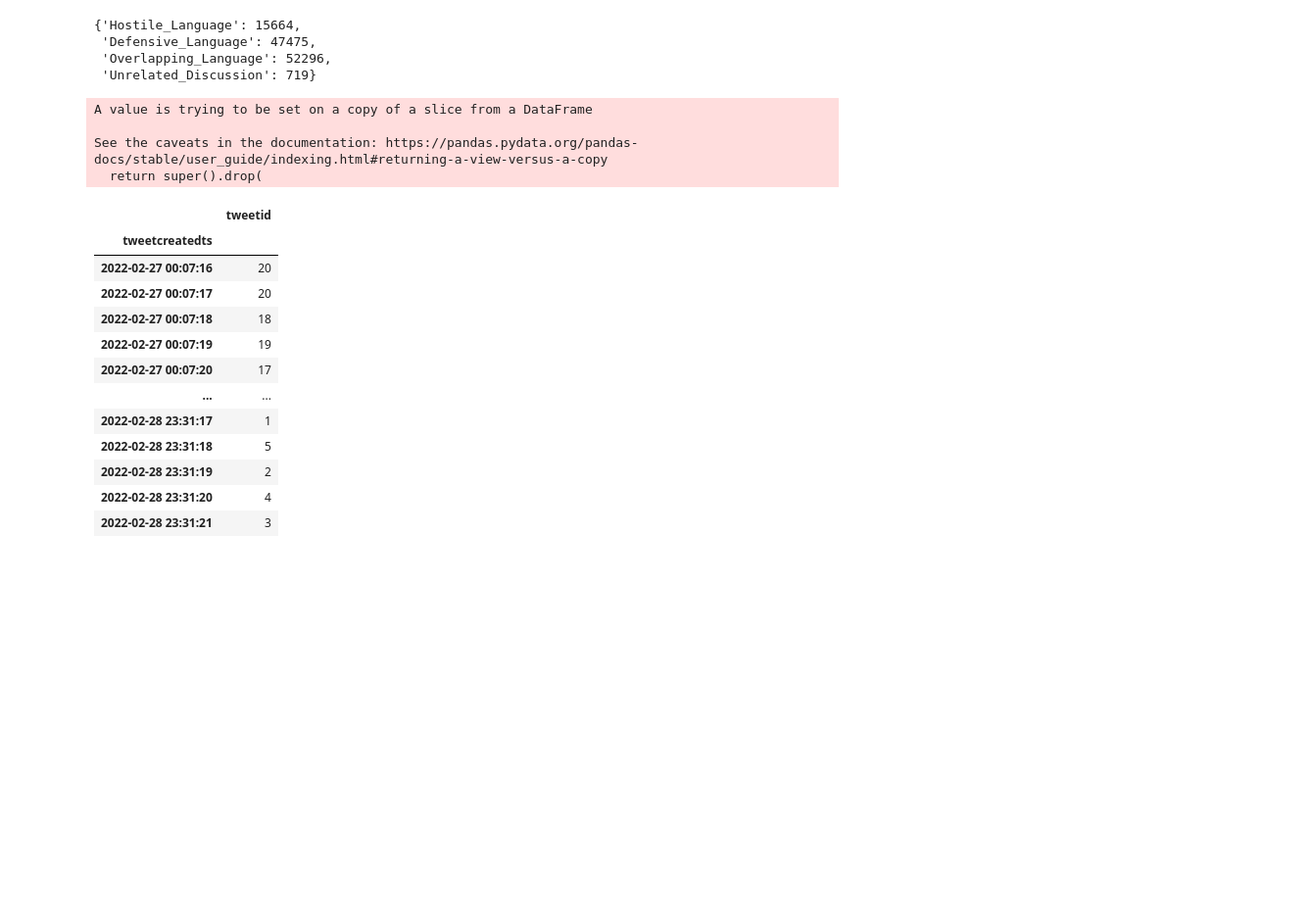
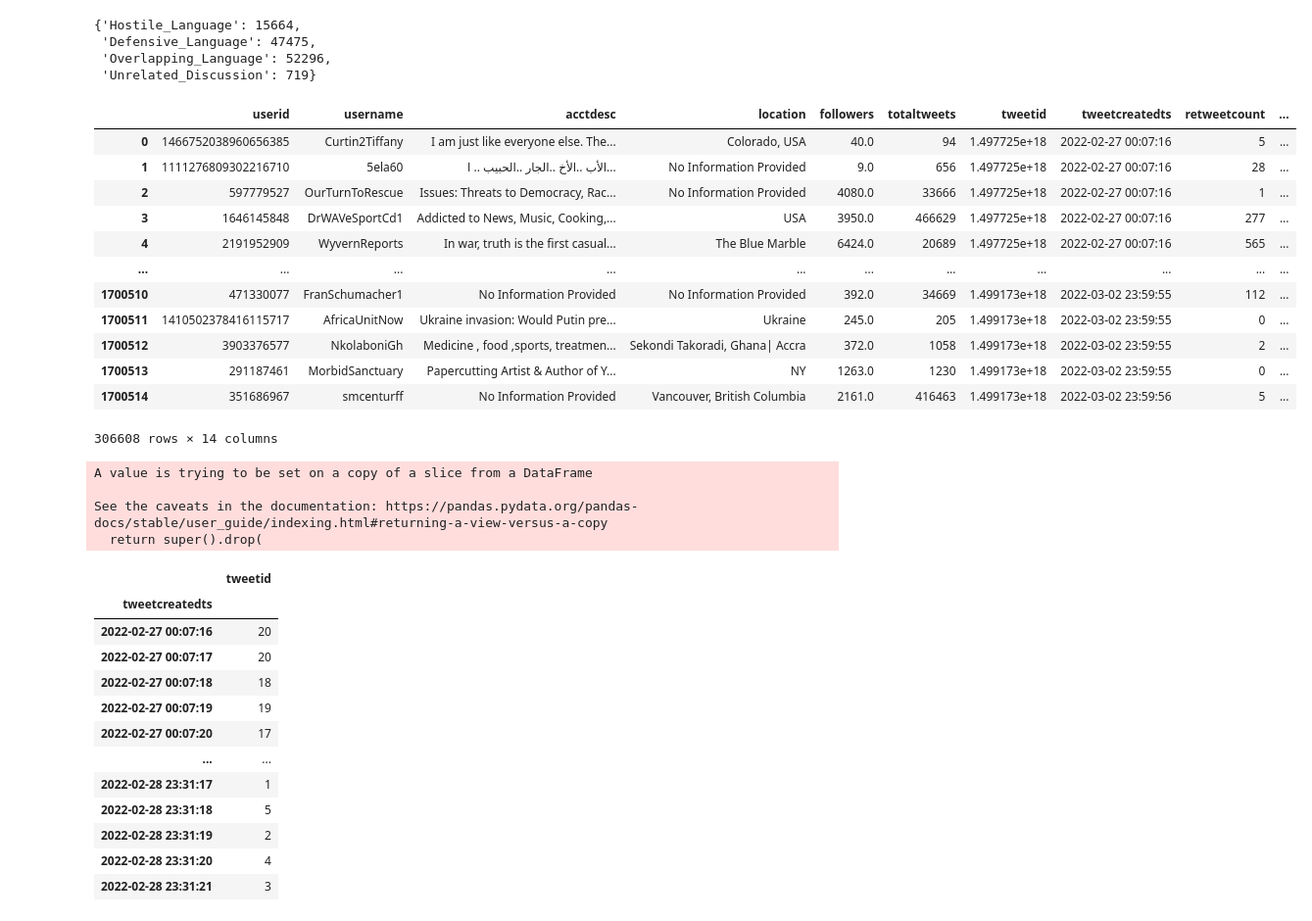
Before and after one commit to HamiltonWhite1/Ukrainian_Conflict_Twitter_Cleaning-Analysis, a Jupyter notebook: Analysis.ipynb, the cells around one changed output. Shown: that part at 98% size. Drawn from its saved outputs; the diff is of its cells as text; code cells hidden in the pictures; blank space fills up the shorter version.

```diff
--- a/Analysis.ipynb
+++ b/Analysis.ipynb
@@ -139,6 +149,22 @@ all_english_analysis
  'Defensive_Language': 47475,
  'Overlapping_Language': 52296,
  'Unrelated_Discussion': 719}
+# %%
+all_english
+# %% [output]
+|  | userid | username | acctdesc | location | followers | totaltweets | tweetid | tweetcreatedts | retweetcount | ... |
+| 0 | 1466752038960656385 | Curtin2Tiffany | I am just like everyone else. The... | Colorado, USA | 40.0 | 94 | 1.497725e+18 | 2022-02-27 00:07:16 | 5 | ... |
+| 1 | 1111276809302216710 | 5ela60 | الأب ..الأخ ..الجار ..الحبيب .. ا... | No Information Provided | 9.0 | 656 | 1.497725e+18 | 2022-02-27 00:07:16 | 28 | ... |
+| 2 | 597779527 | OurTurnToRescue | Issues: Threats to Democracy, Rac... | No Information Provided | 4080.0 | 33666 | 1.497725e+18 | 2022-02-27 00:07:16 | 1 | ... |
+| 3 | 1646145848 | DrWAVeSportCd1 | Addicted to News, Music, Cooking,... | USA | 3950.0 | 466629 | 1.497725e+18 | 2022-02-27 00:07:16 | 277 | ... |
+| 4 | 2191952909 | WyvernReports | In war, truth is the first casual... | The Blue Marble | 6424.0 | 20689 | 1.497725e+18 | 2022-02-27 00:07:16 | 565 | ... |
+| ... | ... | ... | ... | ... | ... | ... | ... | ... | ... | ... |
+| 1700510 | 471330077 | FranSchumacher1 | No Information Provided | No Information Provided | 392.0 | 34669 | 1.499173e+18 | 2022-03-02 23:59:55 | 112 | ... |
+| 1700511 | 1410502378416115717 | AfricaUnitNow | Ukraine invasion: Would Putin pre... | Ukraine | 245.0 | 205 | 1.499173e+18 | 2022-03-02 23:59:55 | 0 | ... |
+| 1700512 | 3903376577 | NkolaboniGh | Medicine , food ,sports, treatmen... | Sekondi Takoradi, Ghana| Accra | 372.0 | 1058 | 1.499173e+18 | 2022-03-02 23:59:55 | 2 | ... |
+| 1700513 | 291187461 | MorbidSanctuary | Papercutting Artist & Author of Y... | NY | 1263.0 | 1230 | 1.499173e+18 | 2022-03-02 23:59:55 | 0 | ... |
+| 1700514 | 351686967 | smcenturff | No Information Provided | Vancouver, British Columbia | 2161.0 | 416463 | 1.499173e+18 | 2022-03-02 23:59:56 | 5 | ... |
+306608 rows × 14 columns
 # %%
 february_tweets_by_time = all_english.loc[all_english['tweetcreatedts'] < '2022-03-01 00:00:00']
 february_tweets_by_time.drop(['userid', 'username', 'acctdesc', 'location', 'followers', 'totaltweets', 'retweetcount', 'text', 'hashtags', 'language', 'coordinates', 'favorite_count'], axis=1, inplace=True)
```
Also changed, not shown: parts of 10 cells of this notebook.
